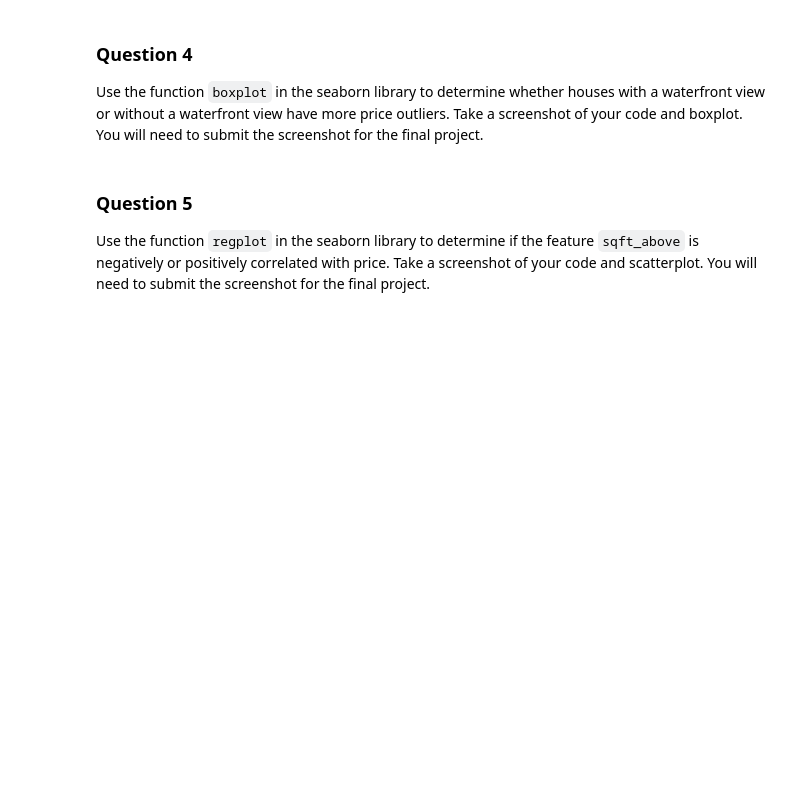
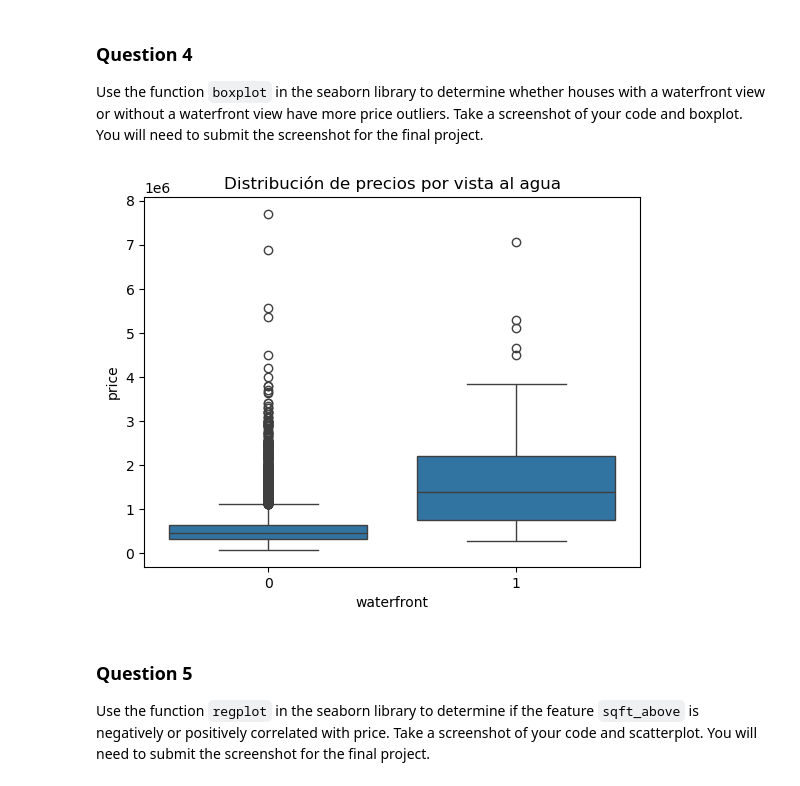
Before and after one commit to marcelo-helloworld/data, a Jupyter notebook: Ventas de Casas en King County, USA.ipynb, the cells around one changed output. Drawn from its saved outputs; the diff is of its cells as text; code cells hidden in the pictures; blank space fills up the shorter version.

```diff
--- a/Ventas de Casas en King County, USA.ipynb
+++ b/Ventas de Casas en King County, USA.ipynb
@@ -100,2 +97,3 @@ async def download(url, filename):
 # %%
-filepath='https://cf-courses-data.s3.us.cloud-object-storage.appdomain.cloud/IBMDeveloperSkillsNetwork-DA0101EN-SkillsNetwork/labs/FinalModule_Coursera/data/kc_house_data_NaN.csv'
+filepath = 'https://cf-courses-data.s3.us.cloud-object-storage.appdomain.cloud/IBMDeveloperSkillsNetwork-DA0101EN-SkillsNetwork/labs/FinalModule_Coursera/data/kc_house_data_NaN.csv'
+df = pd.read_csv(filepath)
@@ -105,7 +110,7 @@ file_name="housing.csv"
 # %% [markdown]
 Load the csv:
 # %%
-df = pd.read_csv(file_name)
+# df = pd.read_csv(file_name)
 # %% [markdown]
 > Note: This version of the lab is working on JupyterLite, which requires the dataset to be downloaded to the interface.While working on the downloaded version of this notebook on their local machines(Jupyter Anaconda), the learners can simply **skip the steps above,** and simply use the URL directly in the `pandas.read_csv()` function. You can uncomment and run the statements in the cell below.
 # %%
@@ -145,0 +193,5 @@ print("number of NaN values for the column bathrooms :", df['bathrooms'].isnull(
+# %%
+df['bedrooms'].replace(np.nan, df['bedrooms'].mean(), inplace=True)
+df['bathrooms'].replace(np.nan, df['bathrooms'].mean(), inplace=True)
+print("NaN en bedrooms:", df['bedrooms'].isnull().sum())
+print("NaN en bathrooms:", df['bathrooms'].isnull().sum())
@@ -170,11 +237,11 @@ df['floors'].value_counts().to_frame()
 
 Use the function <code>boxplot</code> in the seaborn library  to  determine whether houses with a waterfront view or without a waterfront view have more price outliers. Take a screenshot of your code and boxplot. You will need to submit the screenshot for the final project.
 # %%
-import seaborn as sns
-import matplotlib.pyplot as plt
-
-sns.boxplot(x="waterfront", y="price", data=df)
+sns.boxplot(x='waterfront', y='price', data=df)
+plt.title('Distribución de precios por vista al agua')
 plt.show()
+# %% [output]
+[figure, added]
 # %% [markdown]
 ### Question 5
 
```
Also changed, not shown: parts of 23 cells of this notebook.
